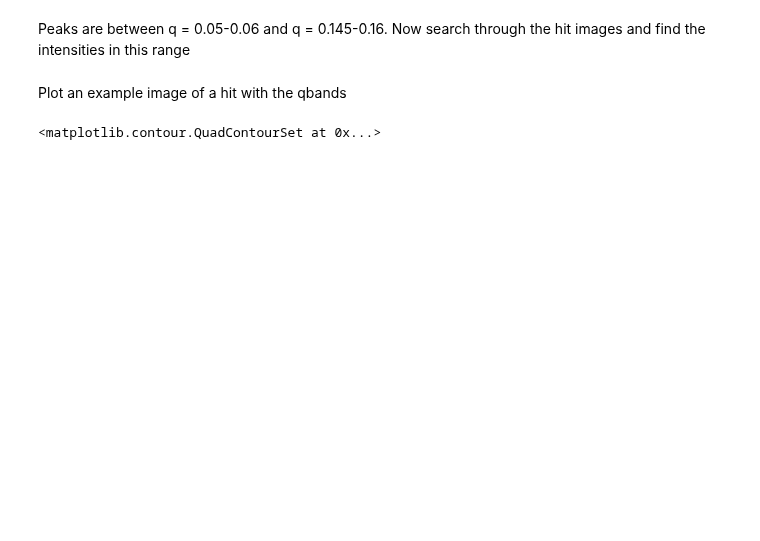
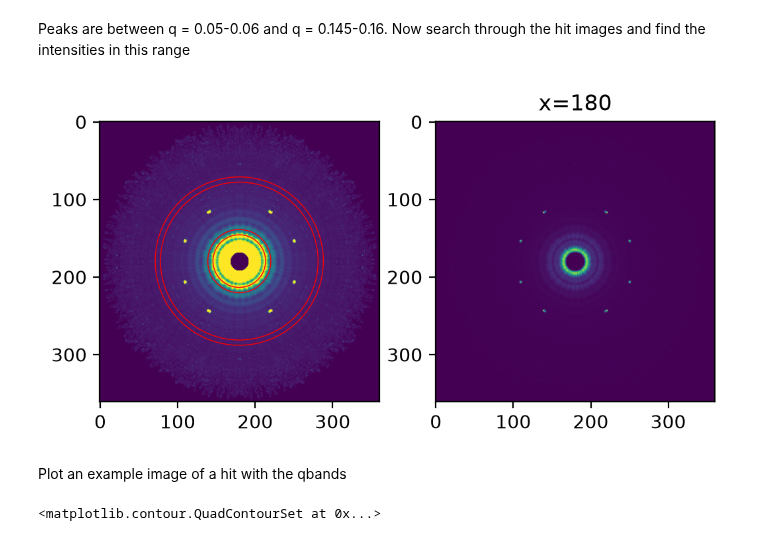
Before and after one commit to YellowSub17/dfly-p6933, a Jupyter notebook: peak_investigation.ipynb, the cells around one changed output. Saved outputs shown, nothing was run; the diff lists cells and outputs as text; code cells hidden in the pictures; blank space fills up the shorter version.

```diff
--- a/peak_investigation.ipynb
+++ b/peak_investigation.ipynb
@@ -77,5 +77,66 @@ plot_slice(348)
 # %% [markdown]
 Peaks are between q = 0.05-0.06 and q = 0.145-0.16. Now search through the hit images and find the intensities in this range
+# %%
+%matplotlib inline
+df_tag = 'cp256-rb1_0001'
+output_n = 'output_030.h5'
+
+with h5py.File(f'./{df_tag}/data/{output_n}','r') as f:
+    intens1 = f['/intens'][...]
+intens1 = intens1.squeeze()
+
+det = dragonfly.Detector(fname=f'./{df_tag}/data/det.h5')
+
+#qmax is in voxel units
+q = np.linspace(-det.qmax(), det.qmax(), int(np.ceil(2*det.qmax())+3))
+
+#3D volumes of qxyz
+qx,qy,qz = np.meshgrid(q,q,q,)
+
+#q magnitude
+qqq = np.sqrt(qx**2 + qy**2 + qz**2)
+
+#convert from voxels to reciprocal units A-1
+lamb_a = 1.26
+
+
+dq = 1/(lamb_a*det.ewald_rad)
+qqq = qqq*dq
+
+#2D detector q values
+qq = np.sqrt( np.sum(det.qvals**2, axis=1))
+qq = qq.reshape( (256,256) )*dq
+#theta values on the detector
+tt = np.arctan2( det.qvals[:,0], det.qvals[:,1]).reshape(256,256)
+
+#remove the outer edge of the dragonfly recon
+intens_crop = np.zeros(intens1.shape)
+intens_crop[:] = intens1
+#intens_crop[qqq>(0.50*qqq.max())] = 0
+
+
+
+#function to plot a slice of the dragonfly recon, with qbands for peak locations
+def plot_slice(i):
+    fig, ax = plt.subplots(1,2, figsize=(6,12), dpi=200)
+    ax[0].imshow(intens_crop[i], clim=(0,1e-1))
+    ax[1].imshow(intens_crop[i], clim=(0,intens_crop.max()))
+
+    ax[0].contour(qqq[i], levels=[0.025,0.03, 0.075, 0.08], colors='red', linewidths=0.5)
+
+    plt.title(f'x={i}')
+    plt.show()
+    #plt.close(fig)
+
+#from ipywidgets import interact, IntSlider, FloatSlider,FloatText
+#_ = interact(
+#    plot_slice,
+#    i=IntSlider(min=0, max=intens_crop.shape[0] - 1, step=1, value=348, description='Slice:'),
+#)
+
+plot_slice(180)
+# %% [output]
+[figure, added]
 # %%
 import glob
 
```
Also changed, not shown: parts of 8 cells of this notebook, 9 other files.
